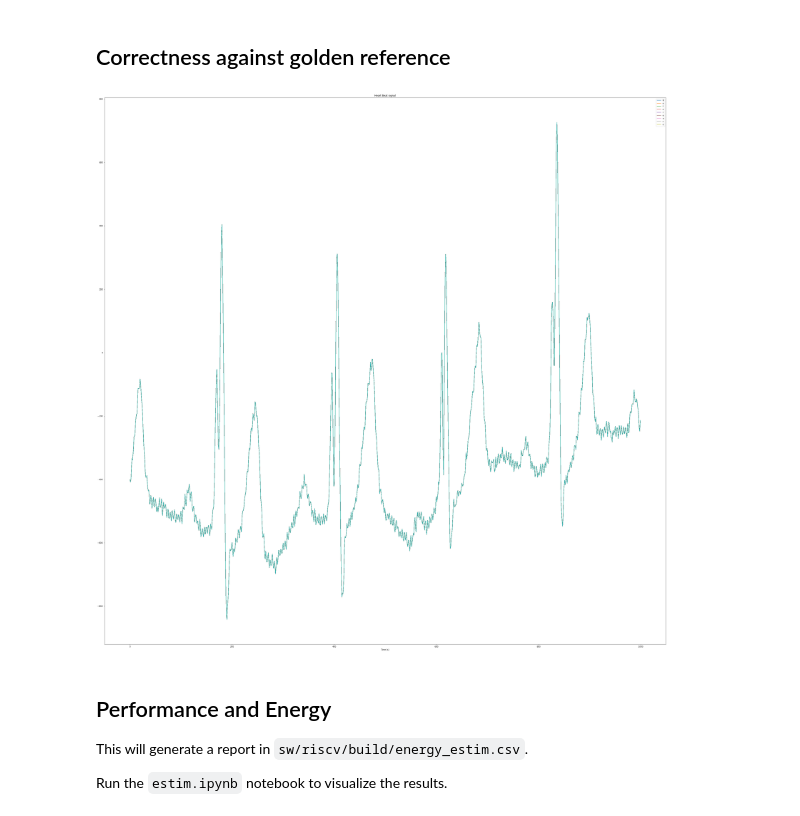
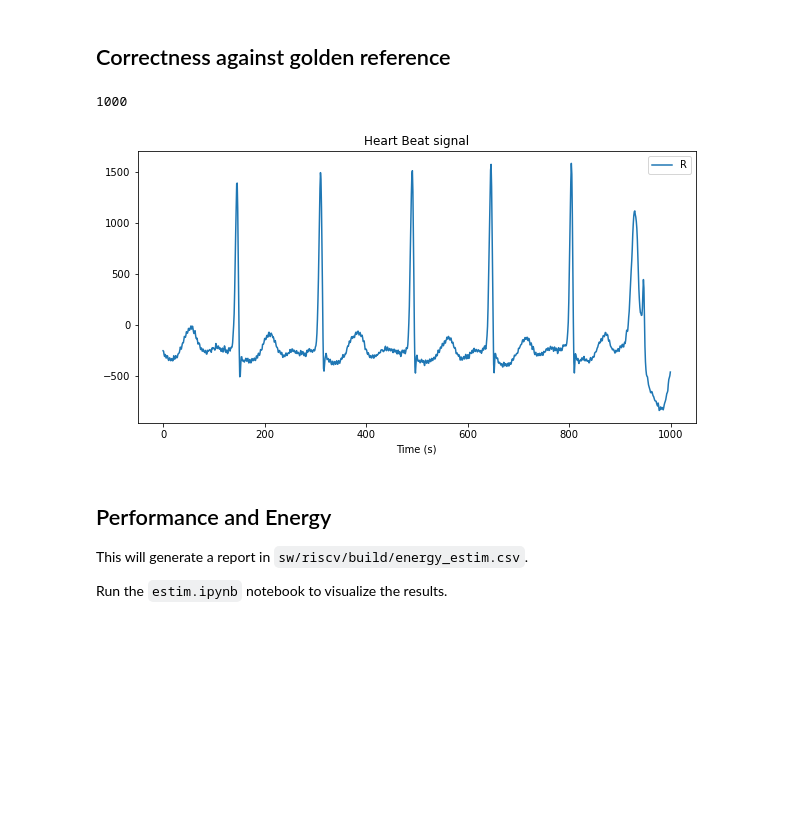
Before and after one commit to Yasmina3141/BA_project, a Jupyter notebook: sw/arm/apps/HBC/HBC.ipynb, the cells around one changed output. Saved outputs shown, nothing was run; the diff lists cells and outputs as text; code cells hidden in the pictures; blank space fills up the shorter version.

```diff
--- a/sw/arm/apps/HBC/HBC.ipynb
+++ b/sw/arm/apps/HBC/HBC.ipynb
@@ -125,20 +145,22 @@ data_plot = data[0][range(0, 1000)]
 # %%
 import matplotlib.pyplot as plt
 
 time_v = range(len(data_plot)) # in ms
 
 # Plot the desired signals
-fig, ax = plt.subplots(ncols=1, figsize=(50, 50))
-for s in range(len(data_plot)):
-    ax.plot(time_v, data_plot)
+fig, ax = plt.subplots(ncols=1, figsize=(10, 5))
+print(len(data_plot))
+
+ax.plot(time_v, data_plot)
 
 ax.legend("Reference")
 ax.set_xlabel("Time (s)")
 ax.set_title(f"Heart Beat signal")
 
 plt.show()
 # %% [output]
+1000
-[figure, old version]
+[figure, new version]
 # %% [markdown]
 ## Performance and Energy
 
```
Also changed, not shown: parts of 4 cells of this notebook, 1 other file.
